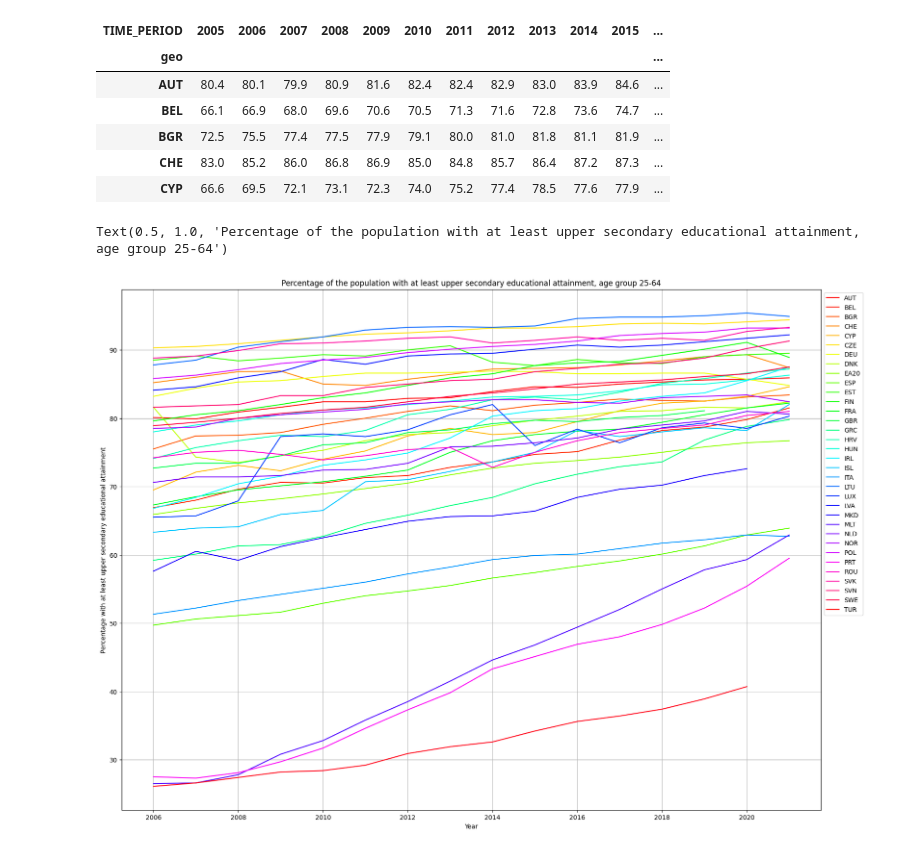
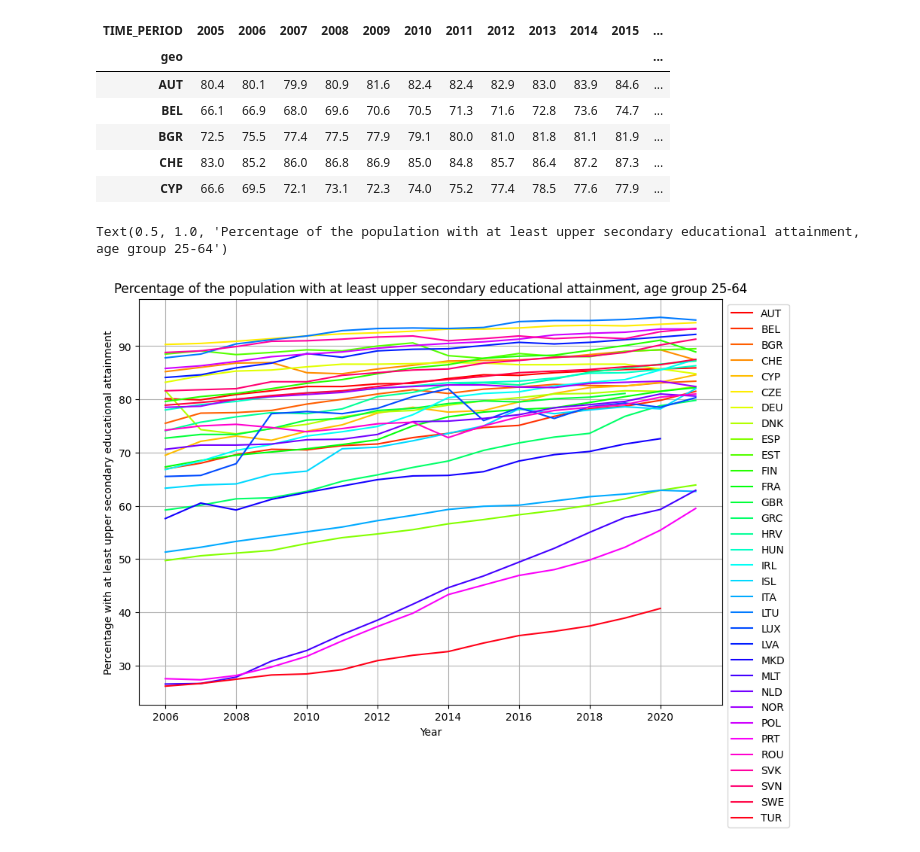
Before and after one commit to JoanneLin168/ADS-European-Productivity, a Jupyter notebook: Notebooks/Education.ipynb, the cells around one changed output. Saved outputs shown, nothing was run; the diff lists cells and outputs as text; code cells hidden in the pictures.

```diff
--- a/Notebooks/Education.ipynb
+++ b/Notebooks/Education.ipynb
@@ -69,8 +72,8 @@ print(LFS["COUNTRY"].unique())
 indicesToDrop = education[((education.geo == 'EU27_2020') |
                        (education.geo == "ME") |
                        (education.geo == "RS") |
-                       (education.geo == 'EU20'))].index
+                       (education.geo == 'EA20'))].index
 education.drop(indicesToDrop, inplace=True)
-education.reset_index(inplace=True, drop=True)
+#education.reset_index(inplace=True, drop=True)
 print(education["geo"].unique())
 # %% [output]
@@ -119,21 +122,21 @@ education.head()
 # %%
 # using nuno's code to see what it looks like (thanks nuno)
 
 numberOfRows = education.shape[0]
 numberOfColumns = education.shape[1]
-plt.figure(figsize=(20, 15))
+plt.figure(figsize=(10, 7))
 
 colors = plt.cm.hsv(np.linspace(0, 1, numberOfRows))
 
 for row in range(numberOfRows):
     countryCode = education.iloc[row].name
     plt.plot(np.array(education.columns[1:]), education.iloc[row][1:], color=colors[row], label=countryCode)
 
 plt.grid()
 plt.legend(bbox_to_anchor=(1.0, 1.0), loc='best')
 plt.xlabel('Year')
 plt.ylabel('Percentage with at least upper secondary educational attainment')
 plt.title("Percentage of the population with at least upper secondary educational attainment, age group 25-64")
 # %% [output]
 Text(0.5, 1.0, 'Percentage of the population with at least upper secondary educational attainment, age group 25-64')
-[figure, old version]
+[figure, new version]
```
Also changed, not shown: parts of 6 cells of this notebook.
